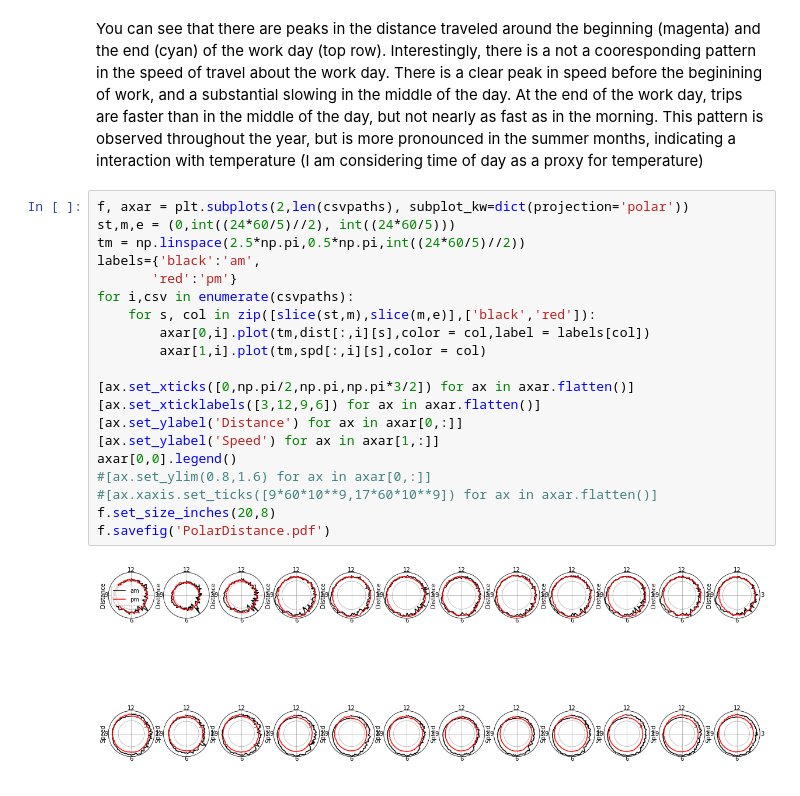
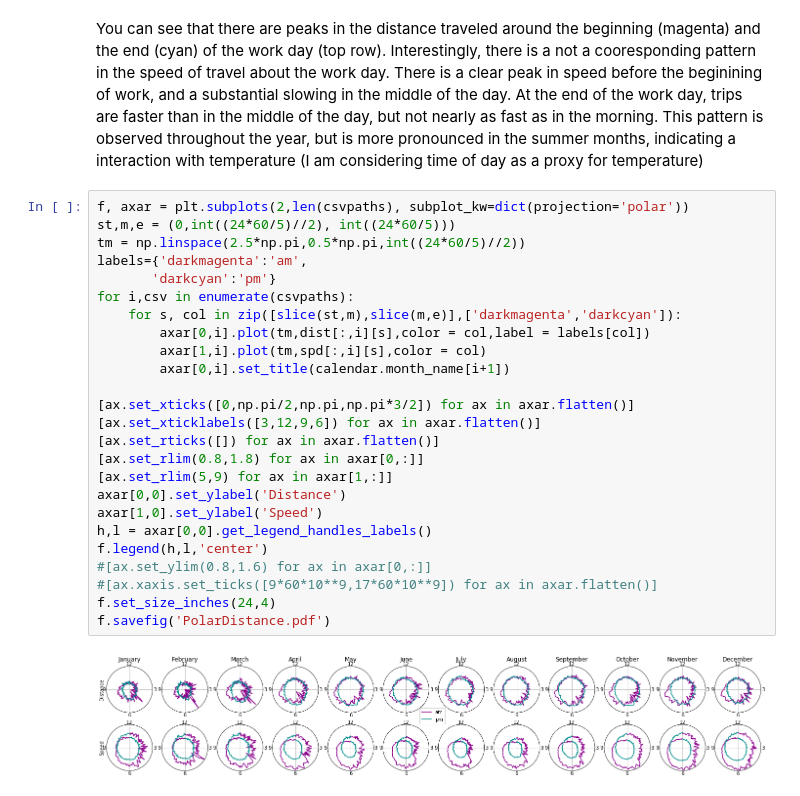
Before and after one commit to matthewperkins/CitiBikeActiGrahpy, a Jupyter notebook: citibike_actigram.ipynb, the cells around one changed output. Saved outputs shown, nothing was run; the diff lists cells and outputs as text.

Commit message:
fix labels and scales on radial plots

```diff
--- a/citibike_actigram.ipynb
+++ b/citibike_actigram.ipynb
@@ -88,22 +88,27 @@ You can see that there are peaks in the distance traveled around the beginning (
 # %%
 f, axar = plt.subplots(2,len(csvpaths), subplot_kw=dict(projection='polar'))
 st,m,e = (0,int((24*60/5)//2), int((24*60/5)))
 tm = np.linspace(2.5*np.pi,0.5*np.pi,int((24*60/5)//2))
-labels={'black':'am',
-       'red':'pm'}
+labels={'darkmagenta':'am',
+       'darkcyan':'pm'}
 for i,csv in enumerate(csvpaths):
-    for s, col in zip([slice(st,m),slice(m,e)],['black','red']):
+    for s, col in zip([slice(st,m),slice(m,e)],['darkmagenta','darkcyan']):
         axar[0,i].plot(tm,dist[:,i][s],color = col,label = labels[col])
         axar[1,i].plot(tm,spd[:,i][s],color = col)
+        axar[0,i].set_title(calendar.month_name[i+1])
 
 [ax.set_xticks([0,np.pi/2,np.pi,np.pi*3/2]) for ax in axar.flatten()]
 [ax.set_xticklabels([3,12,9,6]) for ax in axar.flatten()]
-[ax.set_ylabel('Distance') for ax in axar[0,:]]
-[ax.set_ylabel('Speed') for ax in axar[1,:]]
-axar[0,0].legend()
+[ax.set_rticks([]) for ax in axar.flatten()]
+[ax.set_rlim(0.8,1.8) for ax in axar[0,:]]
+[ax.set_rlim(5,9) for ax in axar[1,:]]
+axar[0,0].set_ylabel('Distance')
+axar[1,0].set_ylabel('Speed')
+h,l = axar[0,0].get_legend_handles_labels()
+f.legend(h,l,'center')
 #[ax.set_ylim(0.8,1.6) for ax in axar[0,:]]
 #[ax.xaxis.set_ticks([9*60*10**9,17*60*10**9]) for ax in axar.flatten()]
-f.set_size_inches(20,8)
+f.set_size_inches(24,4)
 f.savefig('PolarDistance.pdf')
 # %% [output]
-[figure, old version]
+[figure, new version]
```
